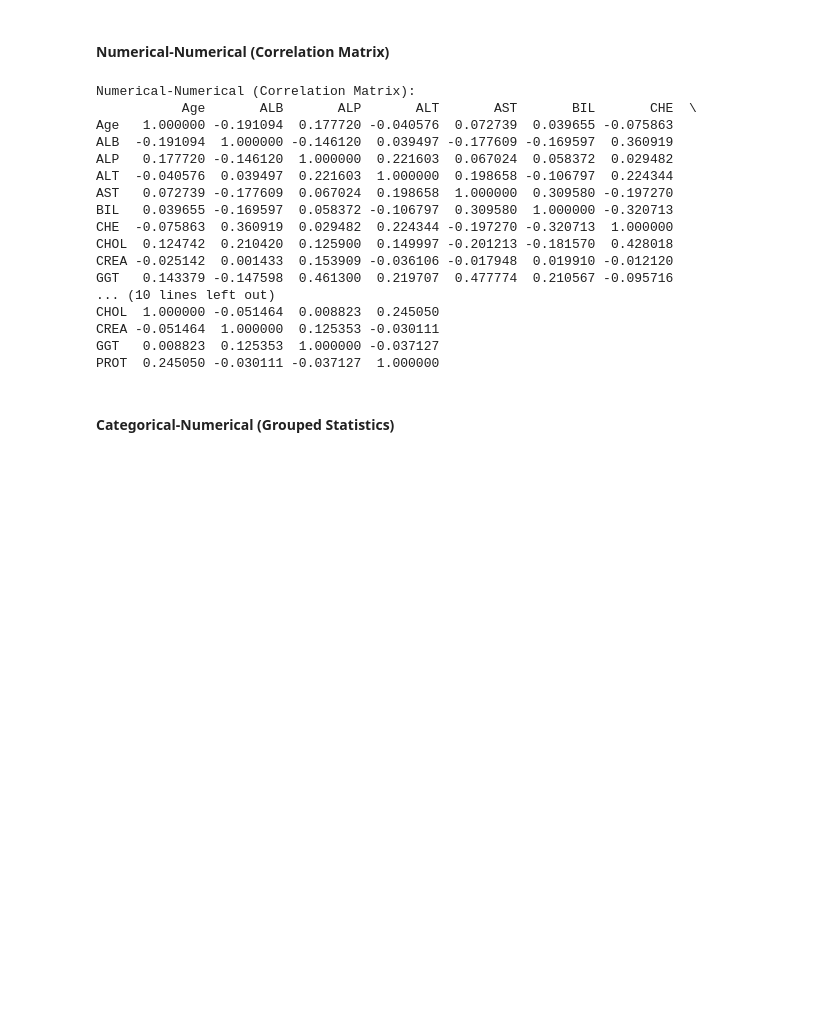
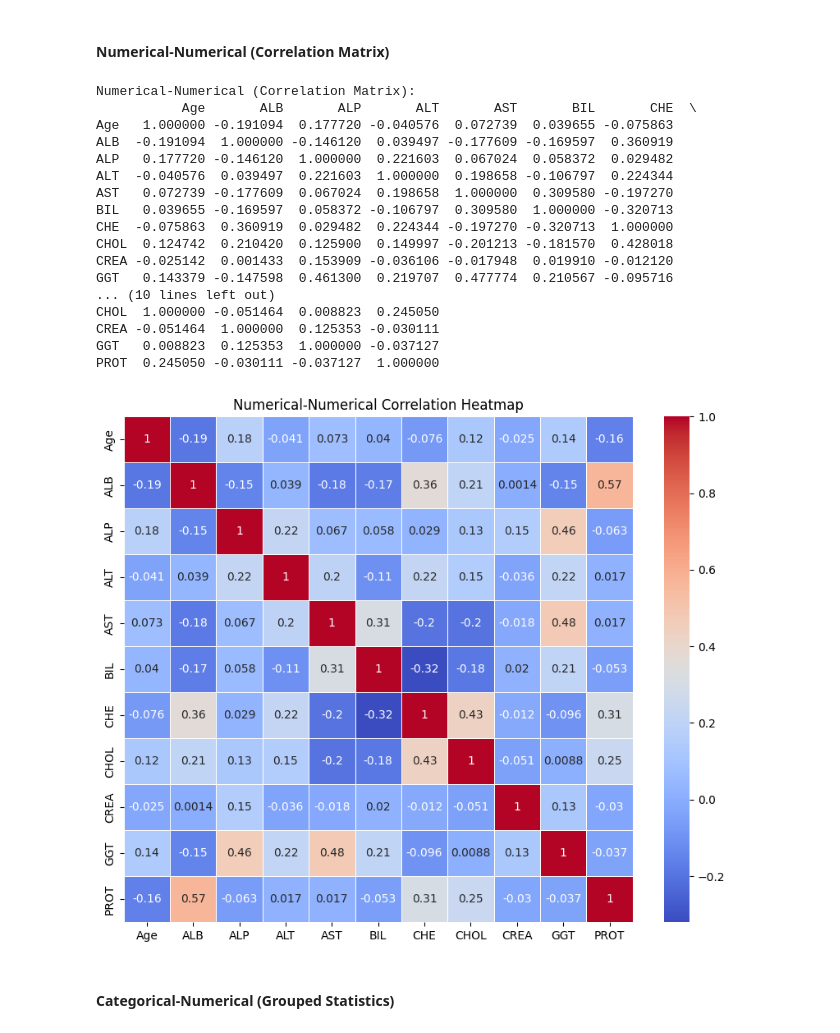
Before and after one commit to adrija2706/EDA, a Jupyter notebook: 21BDS0061_EDA_THEORY_DA.ipynb, the cells around one changed output. Cells and saved outputs as stored; diff of their text form; code cells hidden in the pictures; blank space fills up the shorter version.

```diff
--- a/21BDS0061_EDA_THEORY_DA.ipynb
+++ b/21BDS0061_EDA_THEORY_DA.ipynb
@@ -813,25 +823,31 @@ m                  16
 # %%
 numerical_contingency = data_cleaned[numerical_cols].corr()
 print("\nNumerical-Numerical (Correlation Matrix):")
 print(numerical_contingency)
+
+plt.figure(figsize=(10, 8))
+sns.heatmap(numerical_contingency, annot=True, cmap='coolwarm', linewidths=0.5)
+plt.title("Numerical-Numerical Correlation Heatmap")
+plt.show()
 # %% [output]
 Numerical-Numerical (Correlation Matrix):
            Age       ALB       ALP       ALT       AST       BIL       CHE  \
 Age   1.000000 -0.191094  0.177720 -0.040576  0.072739  0.039655 -0.075863
 ALB  -0.191094  1.000000 -0.146120  0.039497 -0.177609 -0.169597  0.360919
 ALP   0.177720 -0.146120  1.000000  0.221603  0.067024  0.058372  0.029482
 ALT  -0.040576  0.039497  0.221603  1.000000  0.198658 -0.106797  0.224344
 AST   0.072739 -0.177609  0.067024  0.198658  1.000000  0.309580 -0.197270
 BIL   0.039655 -0.169597  0.058372 -0.106797  0.309580  1.000000 -0.320713
 CHE  -0.075863  0.360919  0.029482  0.224344 -0.197270 -0.320713  1.000000
 CHOL  0.124742  0.210420  0.125900  0.149997 -0.201213 -0.181570  0.428018
 CREA -0.025142  0.001433  0.153909 -0.036106 -0.017948  0.019910 -0.012120
 GGT   0.143379 -0.147598  0.461300  0.219707  0.477774  0.210567 -0.095716
 ... (10 lines left out)
 CHOL  1.000000 -0.051464  0.008823  0.245050
 CREA -0.051464  1.000000  0.125353 -0.030111
 GGT   0.008823  0.125353  1.000000 -0.037127
 PROT  0.245050 -0.030111 -0.037127  1.000000
+[figure, added]
 # %% [markdown]
 #### **Categorical-Numerical (Grouped Statistics)**
 # %%
```
Also changed, not shown: parts of 37 cells of this notebook.
